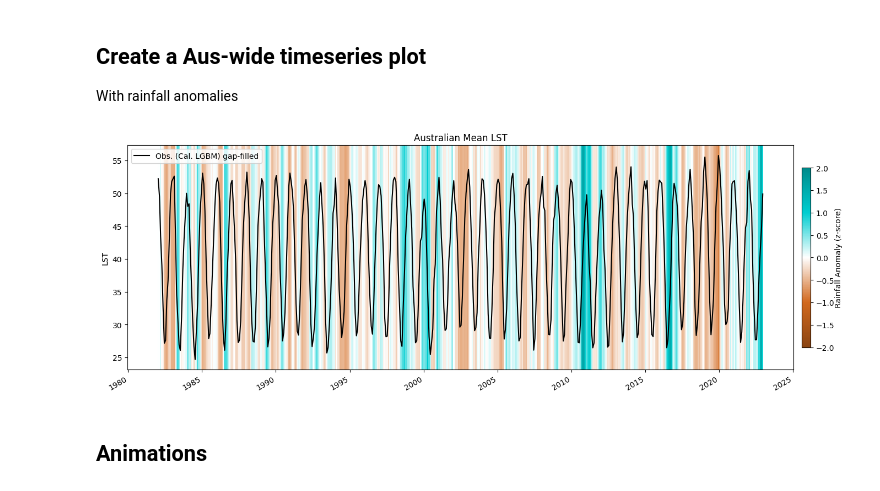
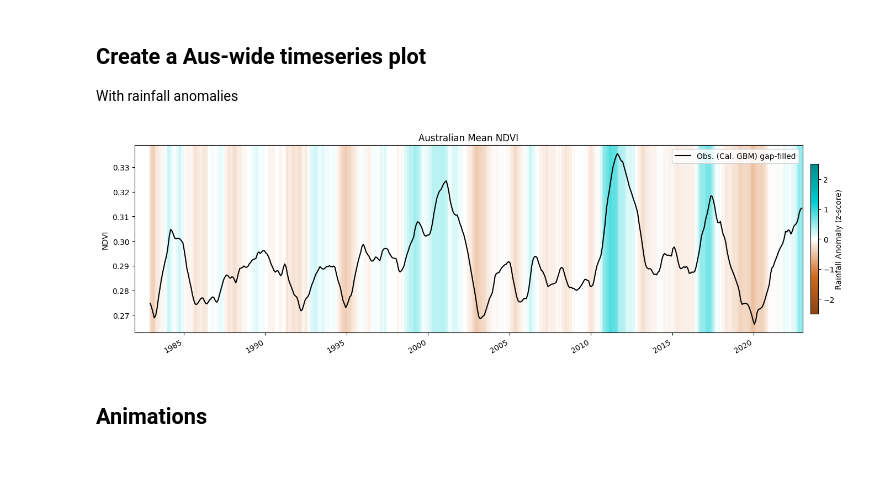
Before and after one commit to cbur24/climate-carbon-interactions, a Jupyter notebook: notebooks/landsurface_modelling/3_Gapfill_Observations.ipynb, the cells around one changed output. Saved outputs shown, nothing was run; the diff lists cells and outputs as text; code cells hidden in the pictures; blank space fills up the shorter version.

```diff
--- a/notebooks/landsurface_modelling/3_Gapfill_Observations.ipynb
+++ b/notebooks/landsurface_modelling/3_Gapfill_Observations.ipynb
@@ -16,7 +16,7 @@ import sys
 sys.path.append('/g/data/os22/chad_tmp/AusEFlux/src/')
 from _collect_prediction_data import round_coords
 # %%
-model_var='LST'
+model_var='NDVI'
 feat = 'CLIM'
 base = '/g/data/os22/chad_tmp/climate-carbon-interactions/data/'
 # %%
@@ -71,50 +75,51 @@ def stand_anomalies(ds, clim_mean, clim_std):
 
 rain_std_anom = stand_anomalies(rain, rain_clim_mean, rain_clim_std)
 
-rain_df = rain_std_anom.rename('rain').sel(time=slice('1982', '2022')).rolling(time=3,
-                min_periods=1).mean().mean(['latitude','longitude']).to_dataframe().drop(['spatial_ref', 'month'], axis=1)
+rain_df = rain_std_anom.rename('rain').sel(time=slice('1982', '2022')).rolling(time=12,
+                min_periods=12).mean().mean(['latitude','longitude']).to_dataframe().drop(['spatial_ref', 'month'], axis=1)
 # %%
-fig, ax = plt.subplots(1,1, figsize=(18,6))
+fig, ax = plt.subplots(1,1, figsize=(18,5))
 ax2 = ax.twinx()
 # .rolling(time=3, min_periods=1).mean()
-# obs[model_var].mean(['latitude','longitude']).plot(ax=ax, label='Obs. (Cal. LGBM) with gaps', c='red')
-# yy[model_var].mean(['latitude','longitude']).plot(ax=ax, label='Synthetic', c='green')
-syn_fill[model_var].mean(['latitude','longitude']).plot(ax=ax, label='Obs. (Cal. LGBM) gap-filled', c='black')
+# obs[model_var].rolling(time=12, min_periods=12).mean().mean(['latitude','longitude']).plot(ax=ax, label='Obs. (Cal. LGBM) with gaps', c='red')
+# yy[model_var].rolling(time=12, min_periods=12).mean().mean(['latitude','longitude']).plot(ax=ax, label='Synthetic', c='green')
+syn_fill[model_var].rolling(time=12, min_periods=12).mean().mean(['latitude','longitude']).plot(ax=ax, label='Obs. (Cal. GBM) gap-filled', c='black')
 
-norm=plt.Normalize(-2,2)
+norm=plt.Normalize(-2.5,2.5)
 cmap = mpl.colors.LinearSegmentedColormap.from_list("", ['saddlebrown','chocolate','white','darkturquoise','darkcyan'], N=256)
 
 # Plot bars
 bar = ax2.bar(rain_df.index, 1, color=cmap(norm(rain_df['rain'])), width=32)
 
 sm = ScalarMappable(cmap=cmap, norm=norm)
 sm.set_array([])
 cbar = plt.colorbar(sm, shrink=0.8, pad=0.01)
 cbar.set_label('Rainfall Anomaly (z-score)',labelpad=.5)
 
 ax2.set_zorder(ax.get_zorder()-1)
 ax.set_frame_on(False)
 
 # Reformat y-axis label and tick labels
 ax.set_ylabel(model_var)
 ax.set_xlabel('')
 ax2.set_ylabel('')
 ax2.set_yticks([])
 ax2.set_ylim([0, 1])
 ax.margins(x=0)
+ax2.margins(x=0)
 
 # Adjust the margins around the plot area
 plt.subplots_adjust(left=0.1, right=None, top=None, bottom=0.2, wspace=None, hspace=None)
 
-if model_var=='NDVI':
-    ax.set_ylim(0.20, 0.40)
+# if model_var=='NDVI':
+#     # ax.set_ylim(0.20, 0.40)
 
 ax.legend()
 ax.set_title('Australian Mean '+model_var);
 fig.savefig("/g/data/os22/chad_tmp/climate-carbon-interactions/results/figs/Australian_"+model_var+"_rollingmean.png",
             bbox_inches='tight', dpi=300)
 # %% [output]
-[figure, old version]
+[figure, new version]
 # %% [markdown]
 ## Animations
 # %%
```
Also changed, not shown: parts of 2 cells of this notebook, 15 other files.
